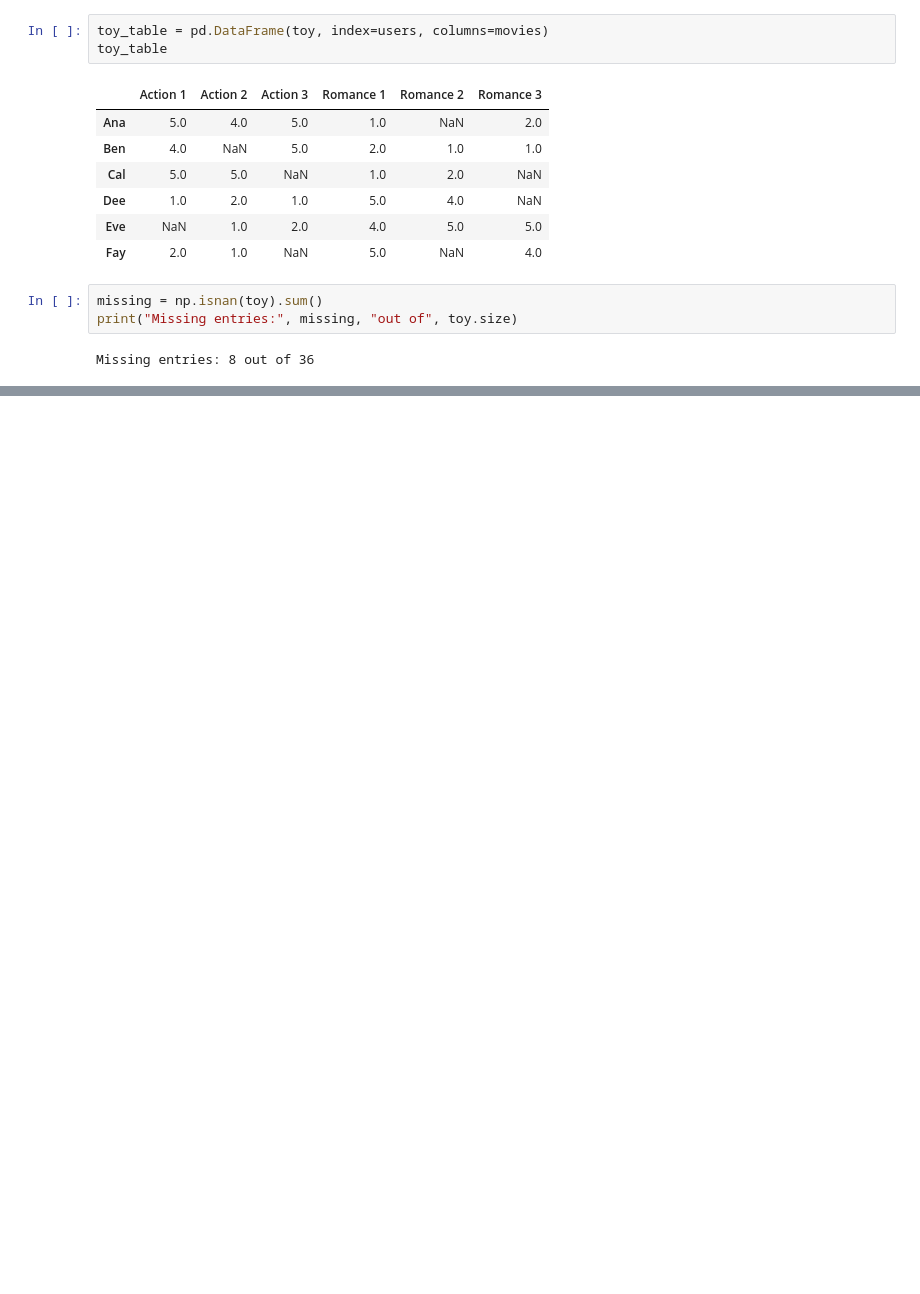
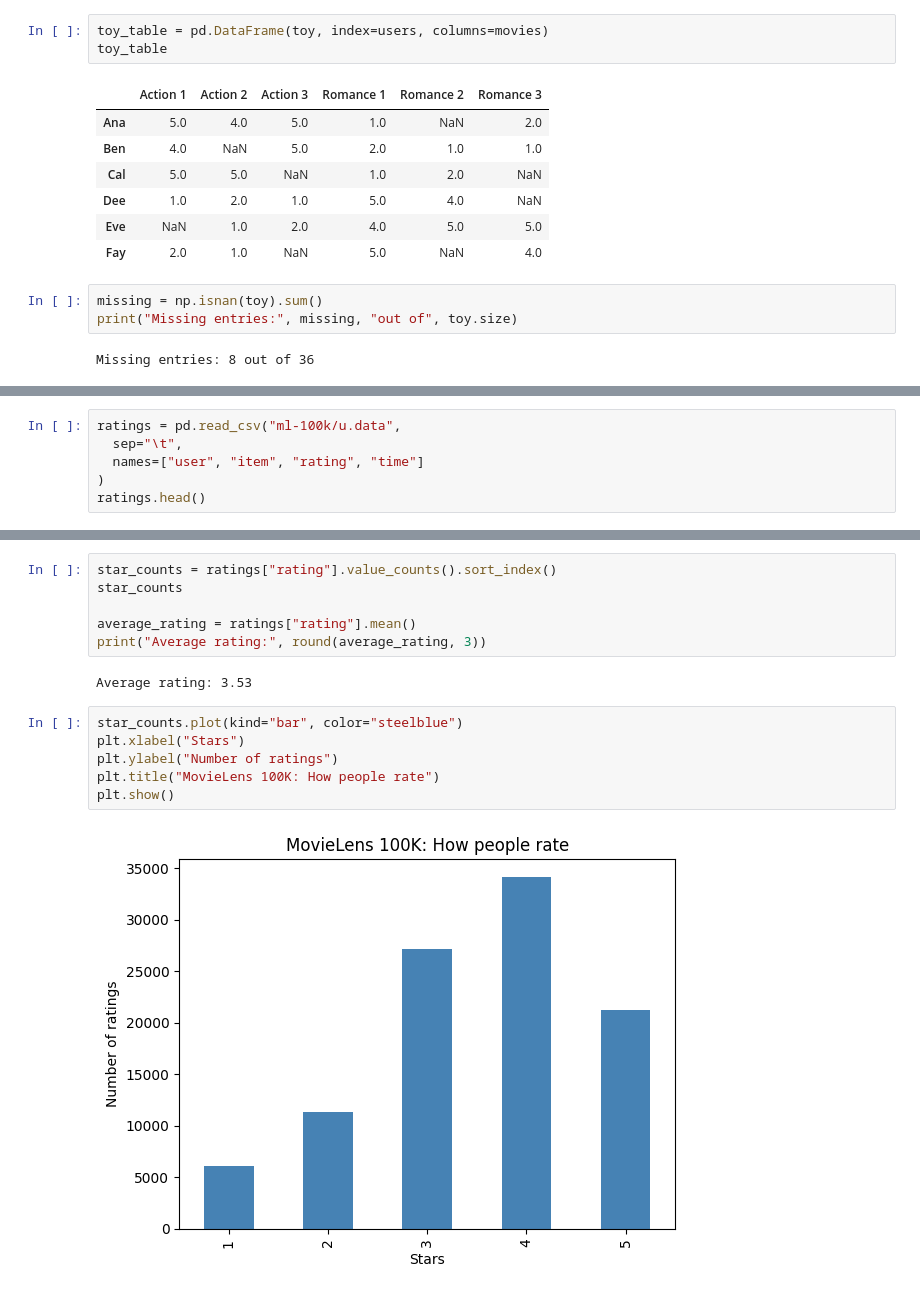
Before and after one commit to lilydeller/Math344-Project, a Jupyter notebook: notebooks/01_ratings_matrix.ipynb, the cells around one changed output, grey strips where cells are left out. Cells and saved outputs as stored; diff of their text form; blank space fills up the shorter version.

```diff
--- a/notebooks/01_ratings_matrix.ipynb
+++ b/notebooks/01_ratings_matrix.ipynb
@@ -35,0 +53,6 @@ Missing entries: 8 out of 36
+# %%
+ratings = pd.read_csv("ml-100k/u.data",
+  sep="\t",
+  names=["user", "item", "rating", "time"]
+)
+ratings.head()
@@ -35,0 +74,16 @@ Missing entries: 8 out of 36
+# %%
+star_counts = ratings["rating"].value_counts().sort_index()
+star_counts
+
+average_rating = ratings["rating"].mean()
+print("Average rating:", round(average_rating, 3))
+# %% [output]
+Average rating: 3.53
+# %%
+star_counts.plot(kind="bar", color="steelblue")
+plt.xlabel("Stars")
+plt.ylabel("Number of ratings")
+plt.title("MovieLens 100K: How people rate")
+plt.show()
+# %% [output]
+[figure, added]
```
Also changed, not shown: parts of 7 cells of this notebook.
